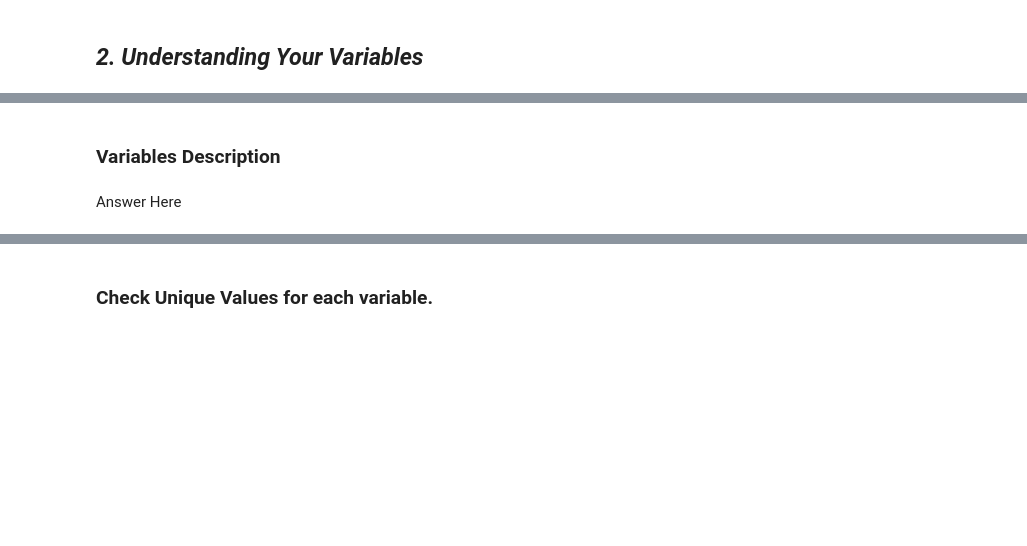
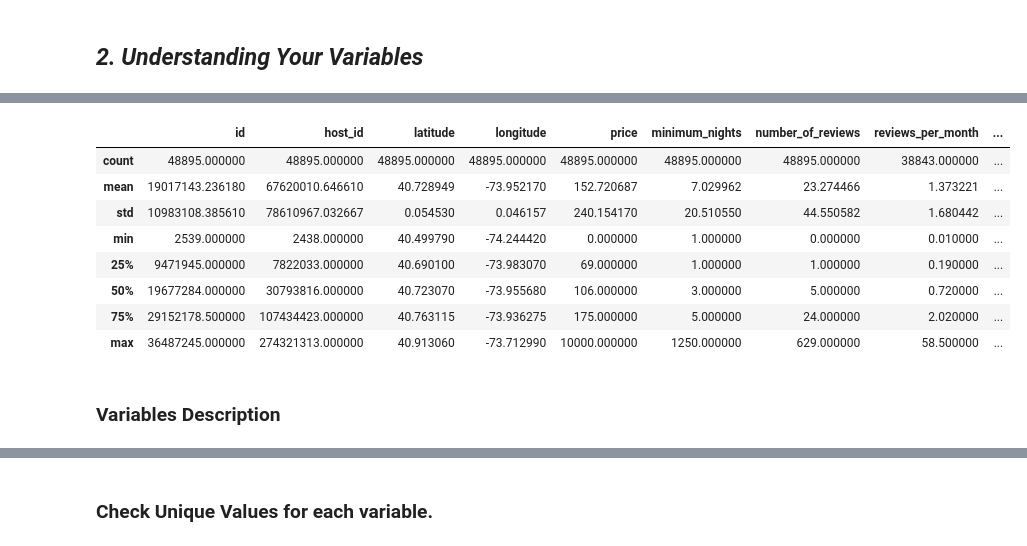
Before and after one commit to saifghostrider454/Airbnb-EDA, a Jupyter notebook: Airbnb.ipynb, the cells around one changed output, grey strips where cells are left out. Saved outputs shown, nothing was run; the diff lists cells and outputs as text; code cells hidden in the pictures; blank space fills up the shorter version.

```diff
--- a/Airbnb.ipynb
+++ b/Airbnb.ipynb
@@ -165,6 +253,15 @@ Answer Here
 # %%
 # Dataset Describe
+dataframe.describe().style.background_gradient(cmap='Blues')
+# %% [output]
+|  | id | host_id | latitude | longitude | price | minimum_nights | number_of_reviews | reviews_per_month | ... |
+| count | 48895.000000 | 48895.000000 | 48895.000000 | 48895.000000 | 48895.000000 | 48895.000000 | 48895.000000 | 38843.000000 | ... |
+| mean | 19017143.236180 | 67620010.646610 | 40.728949 | -73.952170 | 152.720687 | 7.029962 | 23.274466 | 1.373221 | ... |
+| std | 10983108.385610 | 78610967.032667 | 0.054530 | 0.046157 | 240.154170 | 20.510550 | 44.550582 | 1.680442 | ... |
+| min | 2539.000000 | 2438.000000 | 40.499790 | -74.244420 | 0.000000 | 1.000000 | 0.000000 | 0.010000 | ... |
+| 25% | 9471945.000000 | 7822033.000000 | 40.690100 | -73.983070 | 69.000000 | 1.000000 | 1.000000 | 0.190000 | ... |
+| 50% | 19677284.000000 | 30793816.000000 | 40.723070 | -73.955680 | 106.000000 | 3.000000 | 5.000000 | 0.720000 | ... |
+| 75% | 29152178.500000 | 107434423.000000 | 40.763115 | -73.936275 | 175.000000 | 5.000000 | 24.000000 | 2.020000 | ... |
+| max | 36487245.000000 | 274321313.000000 | 40.913060 | -73.712990 | 10000.000000 | 1250.000000 | 629.000000 | 58.500000 | ... |
 # %% [markdown]
 ### Variables Description
-# %% [markdown]
-Answer Here
```
Also changed, not shown: parts of 25 cells of this notebook.
